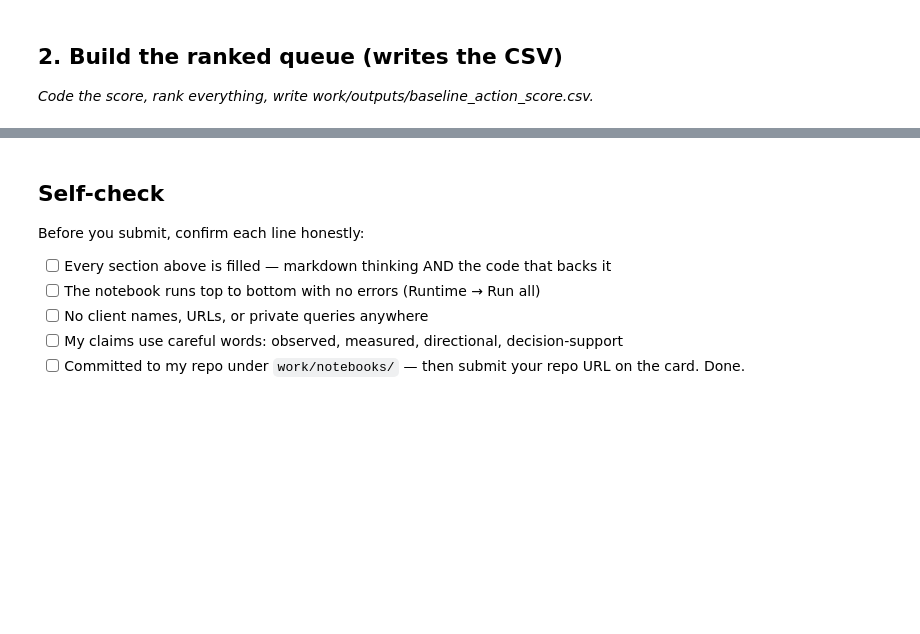
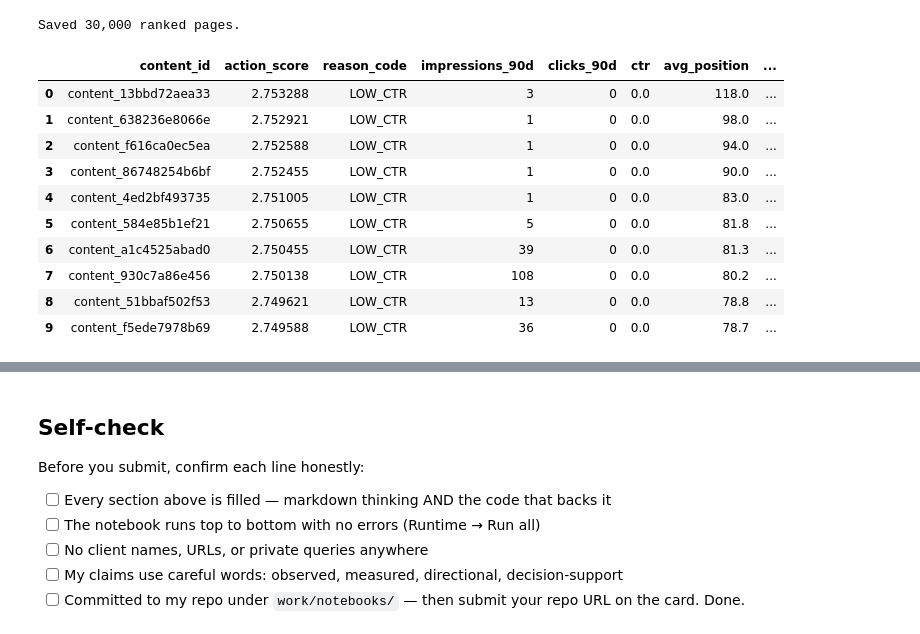
Before and after one commit to vedant08mehta/Flyrank-assignment1, a Jupyter notebook: work/notebooks/w04_baseline_score.ipynb, the cells around one changed output, grey strips where cells are left out. Cells and saved outputs as stored; diff of their text form; code cells hidden in the pictures; blank space fills up the shorter version.

```diff
--- a/work/notebooks/w04_baseline_score.ipynb
+++ b/work/notebooks/w04_baseline_score.ipynb
@@ -13,7 +81,53 @@ This skeleton is yours to fill. Work the sections **in order** — each one has
 # %%
 # This cell is for CODE (numbers, a query, a check).
 # Write your text answer in the cell ABOVE this one — typing sentences here breaks Run All.
+from pathlib import Path
+
+output_dir = Path("outputs")
+output_dir.mkdir(exist_ok=True)
+
+baseline_queue = (
+    df[
+        [
+            "content_id",
+            "action_score",
+            "reason_code",
+            "impressions_90d",
+            "clicks_90d",
+            "ctr",
+            "avg_position",
+            "impression_change"
+        ]
+    ]
+    .sort_values(
+        "action_score",
+        ascending=False
+    )
+    .reset_index(drop=True)
+)
+
+baseline_queue.to_csv(
+    output_dir / "baseline_action_score.csv",
+    index=False
+)
+
+print(
+    f"Saved {len(baseline_queue):,} ranked pages."
+)
+
+display(
+    baseline_queue.head(10)
+)
+# %% [output]
+Saved 30,000 ranked pages.
+|  | content_id | action_score | reason_code | impressions_90d | clicks_90d | ctr | avg_position | ... |
+| 0 | content_13bbd72aea33 | 2.753288 | LOW_CTR | 3 | 0 | 0.0 | 118.0 | ... |
+| 1 | content_638236e8066e | 2.752921 | LOW_CTR | 1 | 0 | 0.0 | 98.0 | ... |
+| 2 | content_f616ca0ec5ea | 2.752588 | LOW_CTR | 1 | 0 | 0.0 | 94.0 | ... |
+| 3 | content_86748254b6bf | 2.752455 | LOW_CTR | 1 | 0 | 0.0 | 90.0 | ... |
+| 4 | content_4ed2bf493735 | 2.751005 | LOW_CTR | 1 | 0 | 0.0 | 83.0 | ... |
+| 5 | content_584e85b1ef21 | 2.750655 | LOW_CTR | 5 | 0 | 0.0 | 81.8 | ... |
+| 6 | content_a1c4525abad0 | 2.750455 | LOW_CTR | 39 | 0 | 0.0 | 81.3 | ... |
+| 7 | content_930c7a86e456 | 2.750138 | LOW_CTR | 108 | 0 | 0.0 | 80.2 | ... |
+| 8 | content_51bbaf502f53 | 2.749621 | LOW_CTR | 13 | 0 | 0.0 | 78.8 | ... |
+| 9 | content_f5ede7978b69 | 2.749588 | LOW_CTR | 36 | 0 | 0.0 | 78.7 | ... |
-# %% [markdown]
-## 2. Build the ranked queue (writes the CSV)
-
-*Code the score, rank everything, write work/outputs/baseline_action_score.csv.*
```
Also changed, not shown: parts of 12 cells of this notebook.
